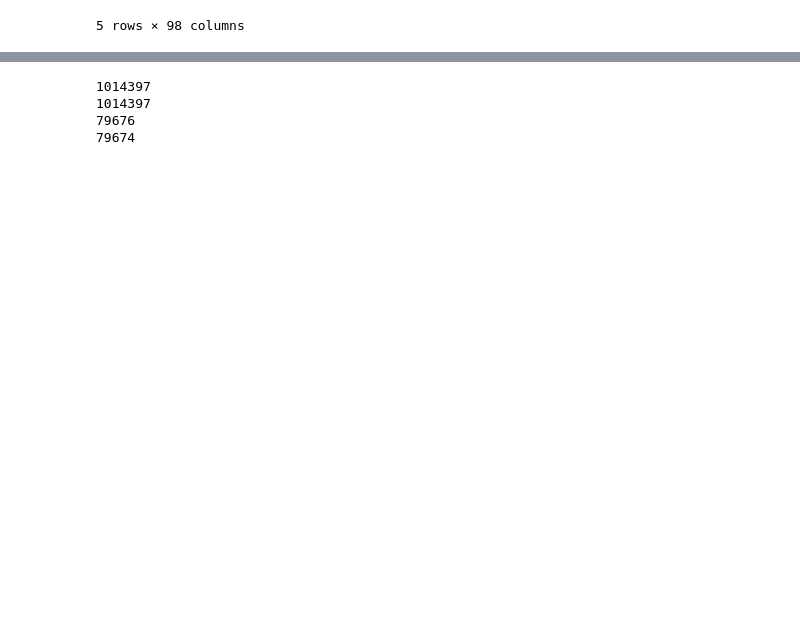
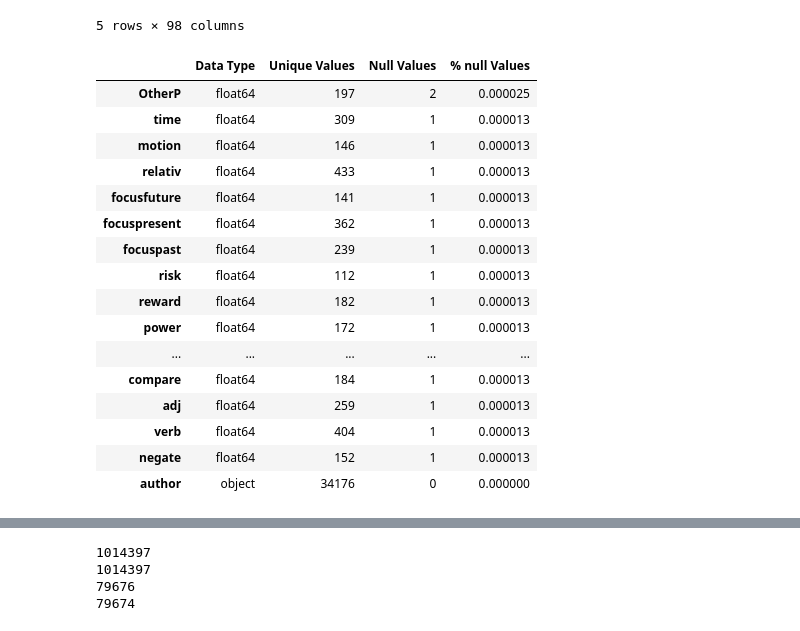
Before and after one commit to uyehaa/Applied-Analytics-Project, a Jupyter notebook: project1.ipynb, the cells around one changed output, grey strips where cells are left out. Cells and saved outputs as stored; diff of their text form; code cells hidden in the pictures; blank space fills up the shorter version.

```diff
--- a/project1.ipynb
+++ b/project1.ipynb
@@ -44,8 +80,8 @@ df_submissions = pd.read_csv('/Users/amadouyehara/Desktop/Spring 2024/Applied An
 # %%
 #Kaily's csv to df
 
-#df_comments = pd.read_csv("C:/Users/Kaily Mejia/Dropbox/Graduate Courses/Applied and Predictive Modeling/Final Project/opiates_comments6_LIWC.csv" )
-#df_submissions = pd.read_csv('C:/Users/Kaily Mejia/Dropbox/Graduate Courses/Applied and Predictive Modeling/Final Project/opiates_submissions6_LIWC.csv', low_memory = False)
+df_comments = pd.read_csv("C:/Users/Kaily Mejia/Dropbox/Graduate Courses/Applied and Predictive Modeling/Final Project/opiates_comments6_LIWC.csv" )
+df_submissions = pd.read_csv('C:/Users/Kaily Mejia/Dropbox/Graduate Courses/Applied and Predictive Modeling/Final Project/opiates_submissions6_LIWC.csv', low_memory = False)
 # %%
 #Structure of Comments dataset
 df_comments.head()
@@ -68,3 +104,32 @@ df_submissions.head()
 | 3 | iLoveLuckiii | Boost your oxy high! &amp; Save m... | 1.659063e+09 | 1 | opiates | 13.0 | 82.82 | 93.79 | 94.81 | 99.00 | ... |
 | 4 | Downtown_Syrup4635 | IOP Detox while working 9-5?? | 1.659061e+09 | 1 | opiates | 6.0 | 62.04 | 50.00 | 23.51 | 25.77 | ... |
 5 rows × 98 columns
+# %%
+#visualizing null values by feature including data type - submissions
+dtypes = pd.DataFrame(df_submissions.dtypes,columns=["Data Type"])
+
+dtypes["Unique Values"]=df_submissions.nunique().sort_values(ascending=True)
+
+dtypes["Null Values"]=df_submissions.isnull().sum()
+
+dtypes["% null Values"]=df_submissions.isnull().sum()/len(df_submissions)
+
+dtypes.sort_values(by="Null Values" , ascending=False).style.background_gradient(cmap='YlOrRd',axis=0)
+# %% [output]
+|  | Data Type | Unique Values | Null Values | % null Values |
+| OtherP | float64 | 197 | 2 | 0.000025 |
+| time | float64 | 309 | 1 | 0.000013 |
+| motion | float64 | 146 | 1 | 0.000013 |
+| relativ | float64 | 433 | 1 | 0.000013 |
+| focusfuture | float64 | 141 | 1 | 0.000013 |
+| focuspresent | float64 | 362 | 1 | 0.000013 |
+| focuspast | float64 | 239 | 1 | 0.000013 |
+| risk | float64 | 112 | 1 | 0.000013 |
+| reward | float64 | 182 | 1 | 0.000013 |
+| power | float64 | 172 | 1 | 0.000013 |
+| ... | ... | ... | ... | ... |
+| compare | float64 | 184 | 1 | 0.000013 |
+| adj | float64 | 259 | 1 | 0.000013 |
+| verb | float64 | 404 | 1 | 0.000013 |
+| negate | float64 | 152 | 1 | 0.000013 |
+| author | object | 34176 | 0 | 0.000000 |
```
Also changed, not shown: parts of 6 cells of this notebook.
